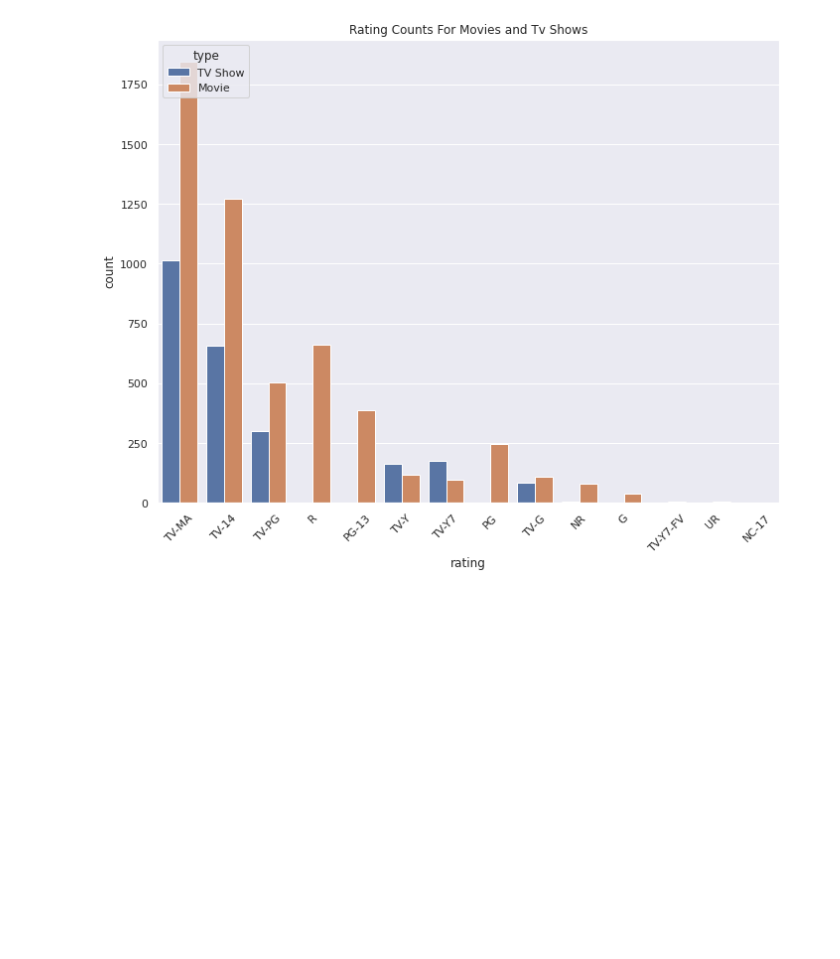
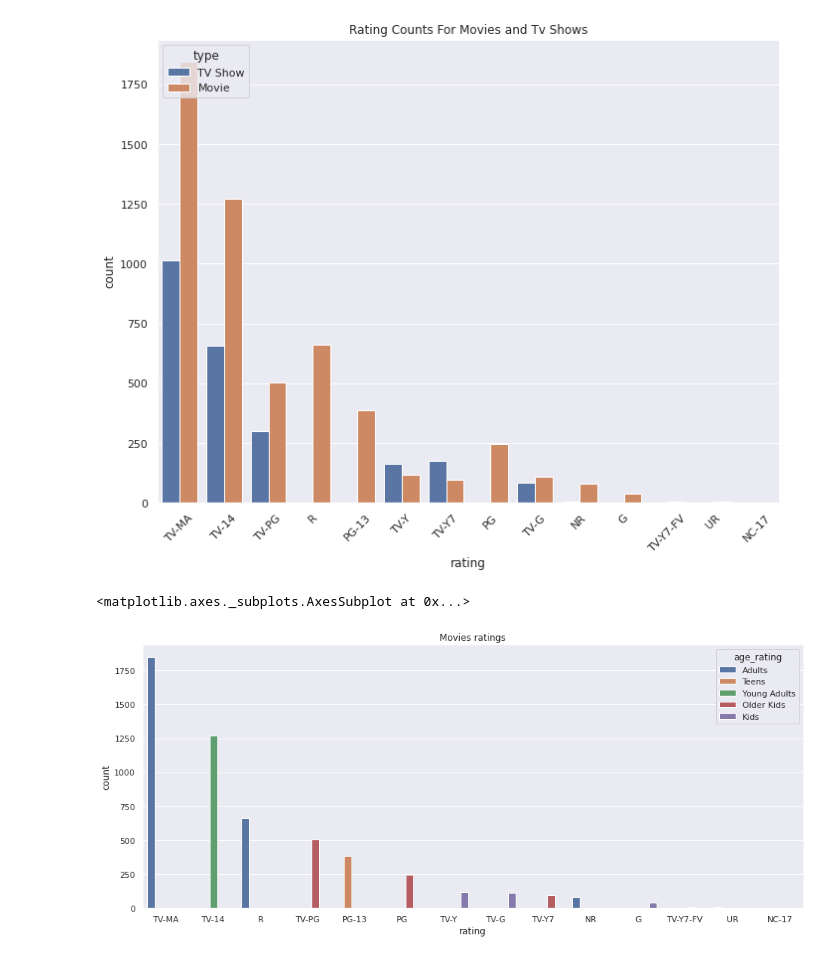
Before and after one commit to Animesh227/Netflix-Movies-and-TV-Shows-Clustering, a Jupyter notebook: NETFLIX_MOVIES_AND_TV_SHOWS_CLUSTERING_Animesh_Chakraborty.ipynb, the cells around one changed output. Drawn from its saved outputs; the diff is of its cells as text; code cells hidden in the pictures; blank space fills up the shorter version.

```diff
--- a/NETFLIX_MOVIES_AND_TV_SHOWS_CLUSTERING_Animesh_Chakraborty.ipynb
+++ b/NETFLIX_MOVIES_AND_TV_SHOWS_CLUSTERING_Animesh_Chakraborty.ipynb
@@ -263,3 +263,15 @@ plt.title("Rating Counts For Movies and Tv Shows")
 plt.show()
 # %% [output]
 [figure]
+# %%
+#creating two extra variables
+tv_shows = dataset[dataset['type'] == 'TV Show']
+movies = dataset[dataset['type'] == 'Movie']
+# %%
+# Movies Ratings based on Rating Age Groups
+plt.figure(figsize=(14,6))
+plt.title('Movies ratings')
+sns.countplot(x = 'rating', hue = 'age_rating', data = movies, order = movies['rating'].value_counts().index)
+# %% [output]
+<matplotlib.axes._subplots.AxesSubplot at 0x...>
+[figure, added]
```
Also changed, not shown: parts of 12 cells of this notebook.
